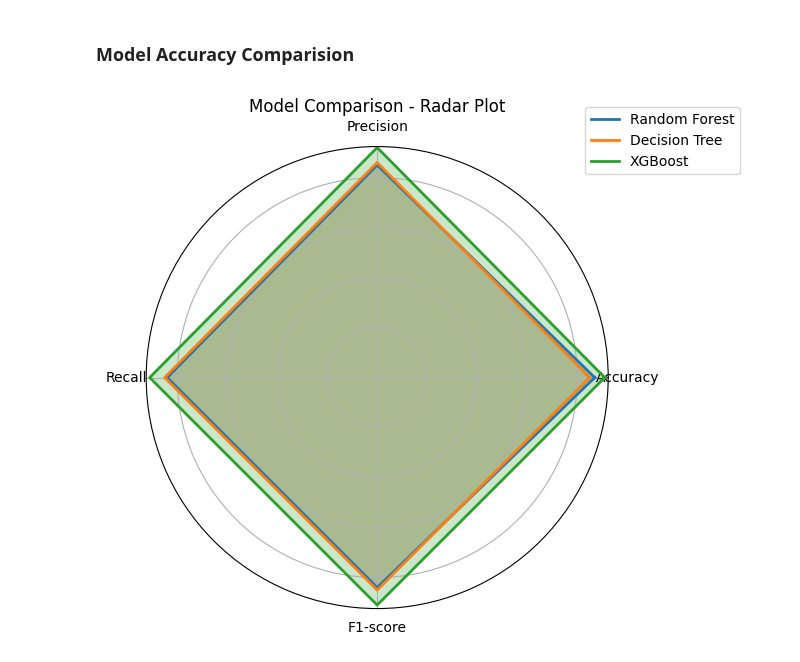
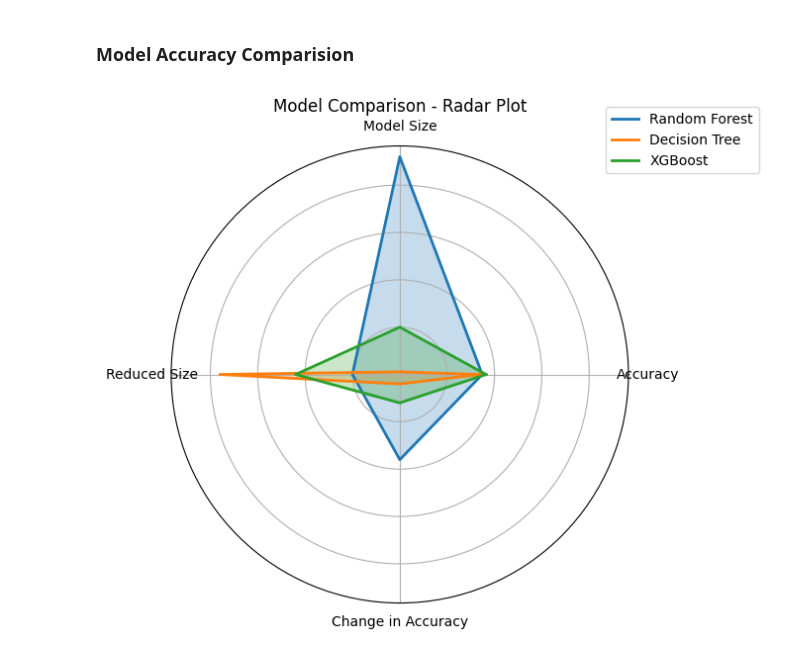
Before and after one commit to 99pranit/Human_Activity_Recognition, a Jupyter notebook: notebook/human_activity.ipynb, the cells around one changed output. Drawn from its saved outputs; the diff is of its cells as text; code cells hidden in the pictures.

```diff
--- a/notebook/human_activity.ipynb
+++ b/notebook/human_activity.ipynb
@@ -321,29 +400,29 @@ print(os.path.getsize(os.getcwd().replace('/notebook' , '') + "/model/xgb_model.
 # %%
 # Define models and values
 models = {
-    "Random Forest": [0.87, 0.85, 0.84, 0.84],
-    "Decision Tree": [0.85, 0.86, 0.85, 0.85],
-    "XGBoost": [0.91, 0.92, 0.91, 0.91]
+    "Random Forest": [0.87, 2.3 , 0.5, 00.9],
+    "Decision Tree": [0.85, 0.028, 1.9, 00.1],
+    "XGBoost": [0.91, 0.5, 1.1, 00.3]
 }
-metrics = ["Accuracy", "Precision", "Recall", "F1-score"]
+metrics = ["Accuracy" , "Model Size", "Reduced Size", "Change in Accuracy"]
 
 # Convert to radians
 angles = np.linspace(0, 2 * np.pi, len(metrics), endpoint=False).tolist()
 angles += angles[:1]  # Complete the loop
 
 fig, ax = plt.subplots(figsize=(6, 6), subplot_kw=dict(polar=True))
 
 # Plot each model
 for model, values in models.items():
     values += values[:1]  # Close the loop
     ax.plot(angles, values, label=model, linewidth=2)
     ax.fill(angles, values, alpha=0.25)  # Fill area
 
 ax.set_yticklabels([])
 ax.set_xticks(angles[:-1])
 ax.set_xticklabels(metrics)
 ax.legend(loc="upper right", bbox_to_anchor=(1.3, 1.1))
 plt.title("Model Comparison - Radar Plot")
 plt.show()
 # %% [output]
-[figure, old version]
+[figure, new version]
```
Also changed, not shown: parts of 14 cells of this notebook, 4 other files.
